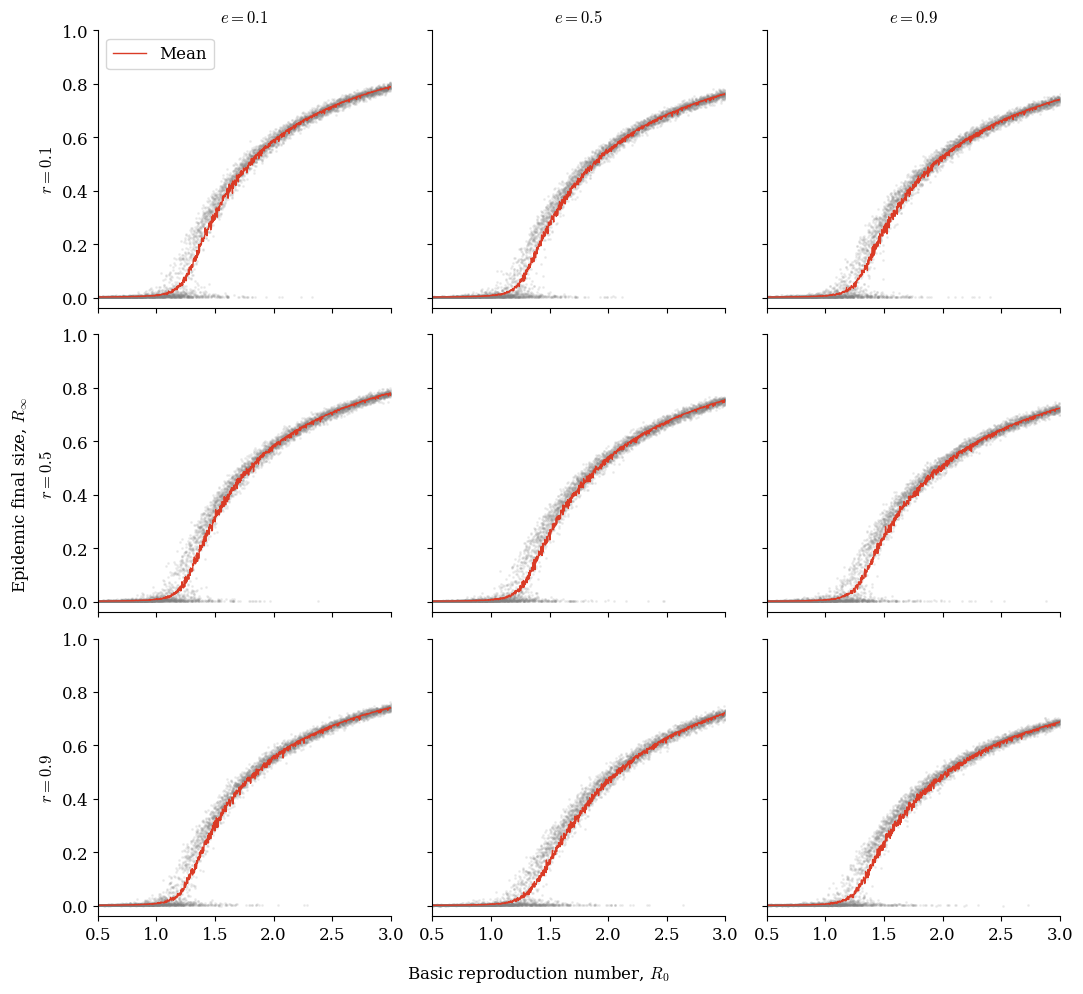
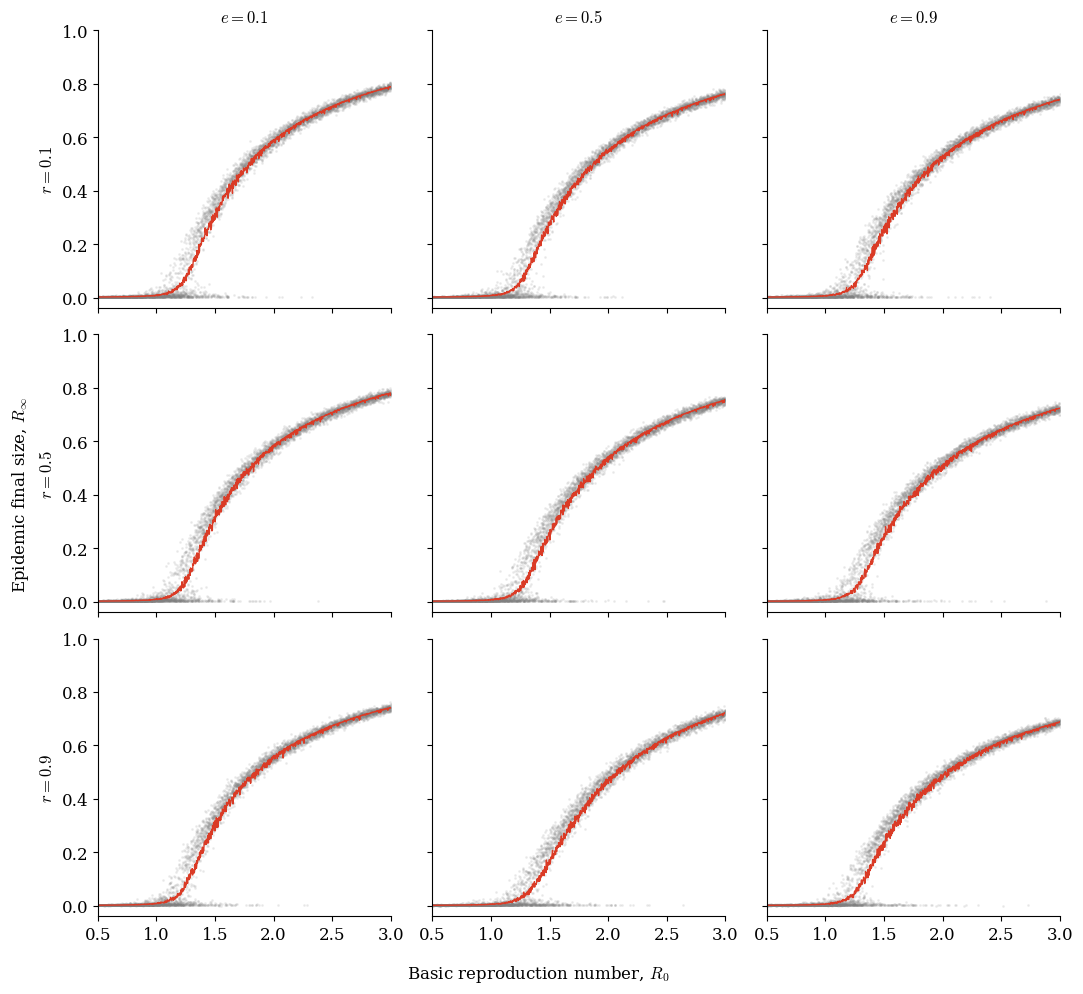
Code edit (unified diff) that turned the first committed figure into the second:
--- before
+++ after
@@ -38,6 +38,4 @@
 plt.xlim(0.5, 3.0)
 
-ax[0, 0].legend(loc="upper left")
-
 sns.despine()
 plt.tight_layout()

Commit: figureA1 updated